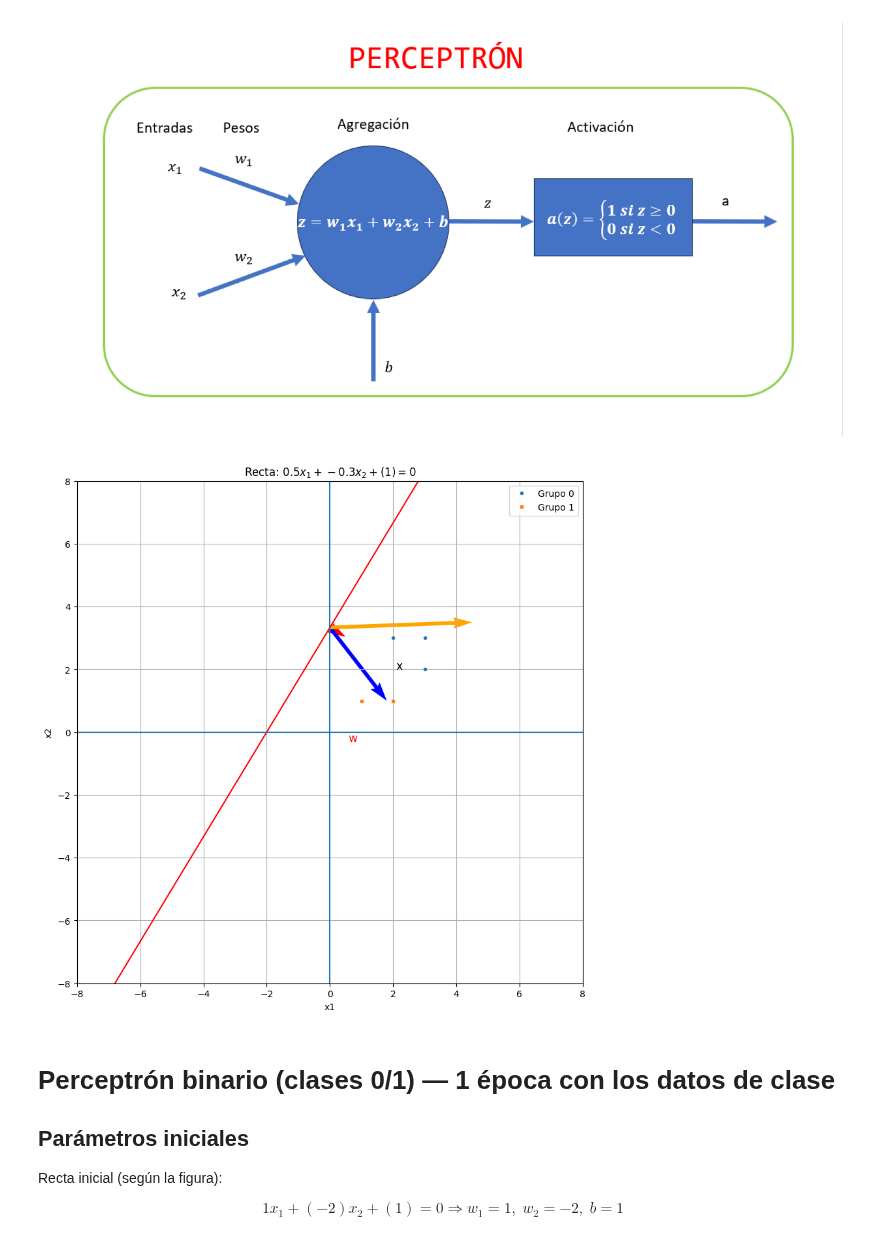
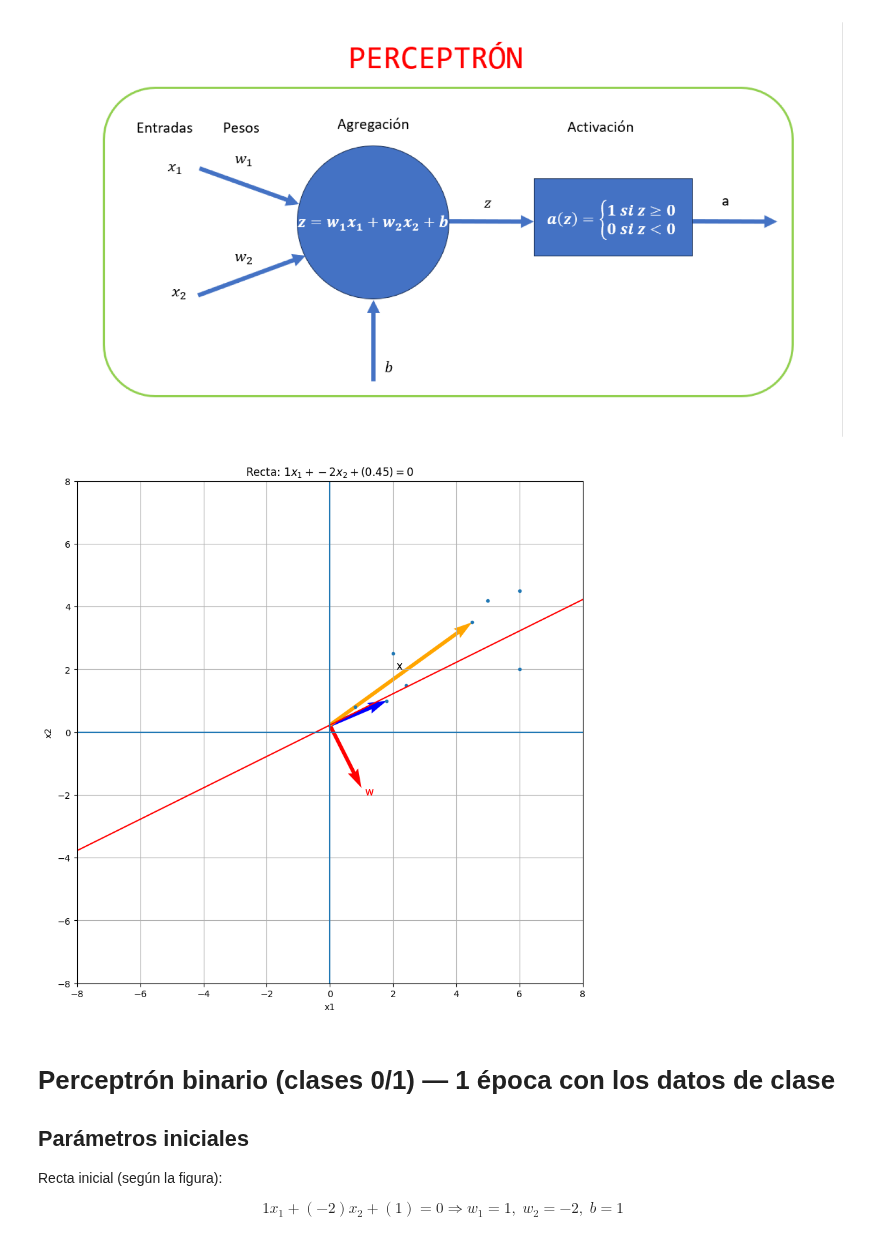
Before and after one commit to JavierPeraltaAzagra/Big-Data-e-IA, a Jupyter notebook: Sistemas de aprendizaje automático/RA4/perceptron.ipynb, the cells around one changed output. Saved outputs shown, nothing was run; the diff lists cells and outputs as text; code cells hidden in the pictures.

```diff
--- a/Sistemas de aprendizaje automático/RA4/perceptron.ipynb
+++ b/Sistemas de aprendizaje automático/RA4/perceptron.ipynb
@@ -536,19 +551,16 @@ plt.show()
 import numpy as np
 import matplotlib.pyplot as plt
 
-def encontrar_recta_separa_grupos(w1, w2, b):
+def encontrar_recta_separa_grupos(X, w1, w2, b):
     plt.figure(figsize=(10, 10))
-   # Grupo 0 (azul)
-    x0 = [2, 3, 3]
-    y0 = [3, 3, 2]
 
-    # Grupo 1 (naranja)
-    x1 = [2, 1]
-    y1 = [1, 1]
+    x = [p[0] for p in X]
+    y = [p[1] for p in X]
+
 
     # Dibujamos cada grupo con distinto color y marcador
-    plt.plot(x0, y0, 'o', label="Grupo 0", markersize=3)
-    plt.plot(x1, y1, 's', label="Grupo 1", markersize=3)
+    plt.plot(x, y, 'o', markersize=3)
+
     # Dibuja la recta w1*x1 + w2*x2 + b = 0
 
     # Creamos valores de x1 (eje horizontal)    np.linspace genera puntos entre -10 y 10
@@ -593,39 +605,39 @@ def encontrar_recta_separa_grupos(w1, w2, b):
            scale_units="xy",
            scale=1,
            color='orange')
     plt.text(w1, w2, " w", fontsize=12, color="red")
 
     # Dibujamos los ejes coordenados
     plt.axhline(0)   # eje x1
     plt.axvline(0)   # eje x2
 
     # Leyendas
     plt.xlabel("x1")
     plt.ylabel("x2")
     plt.title(
         f'Recta: ${w1}x_1 + {w2}x_2 + ({b}) = 0$'
     )
     #plt.title(r"Gráfica recta $w_1 x_1 + w_2 x_2 + b = 0$")
     plt.grid(True)
 
     plt.xlim(-8, 8) # definimos rango del eje x
     plt.ylim(-8, 8) # definimos rango del eje y
 
-    plt.legend() # mostramos la leyenda que identifica cada grupo
+    #plt.legend() # mostramos la leyenda que identifica cada grupo
     # Etiquetas cerca de la punta de cada vector
     # Mostramos la figura en pantalla
     plt.show()
 
 # valores inciales (aleatorios) de w1, w2 y b
-w1 = 0.5
-w2 = -0.3
-b = 1
-encontrar_recta_separa_grupos(w1, w2, b)
+w1 = 1
+w2 = -2
+b = 0.45
+encontrar_recta_separa_grupos(X,w1, w2, b)
 
 
 # En este caso, con estos valores de w1, w2 y b, al punto (2,2) la recta lo asigna al grupo 1 -erróneamente- y no al cero)
 # %% [output]
-[figure, old version]
+[figure, new version]
 # %% [markdown]
 # Perceptrón binario (clases 0/1) — 1 época con los datos de clase
 
```
Also changed, not shown: parts of 66 cells of this notebook, 1 other file.
